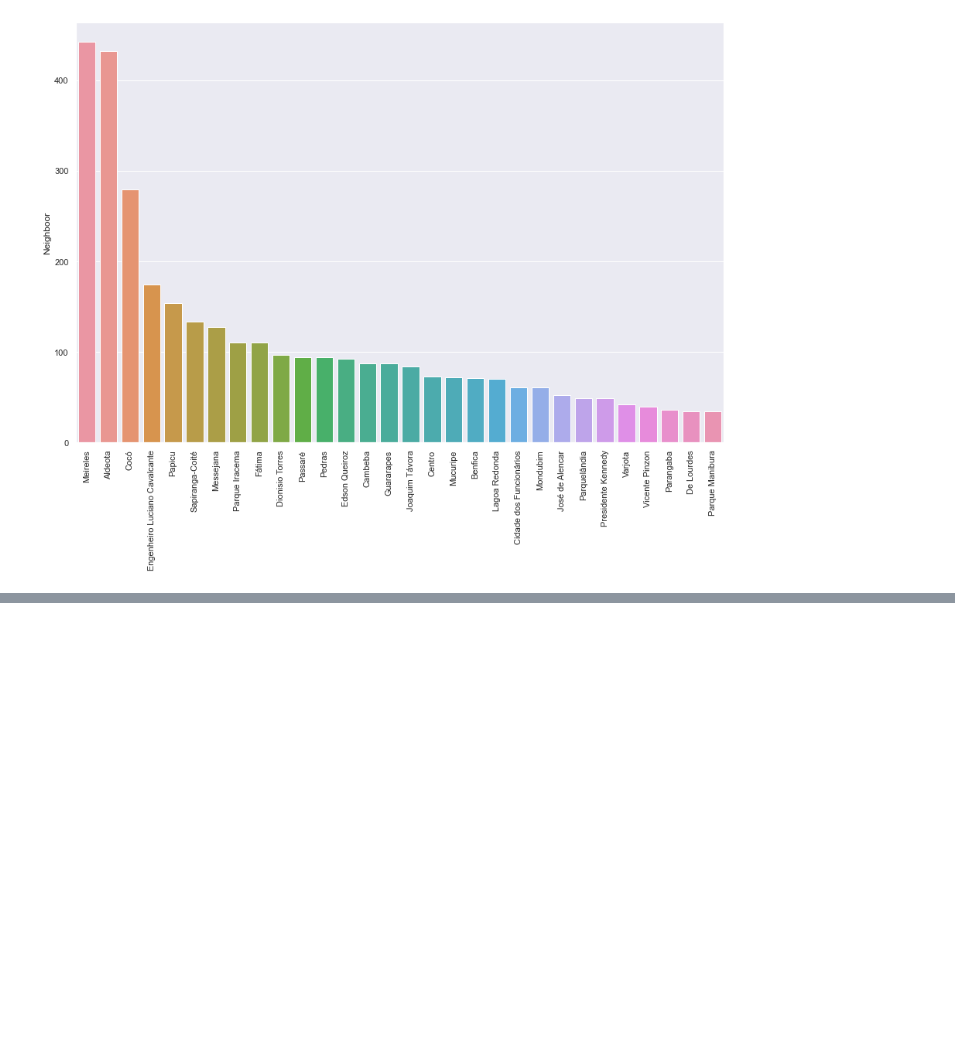
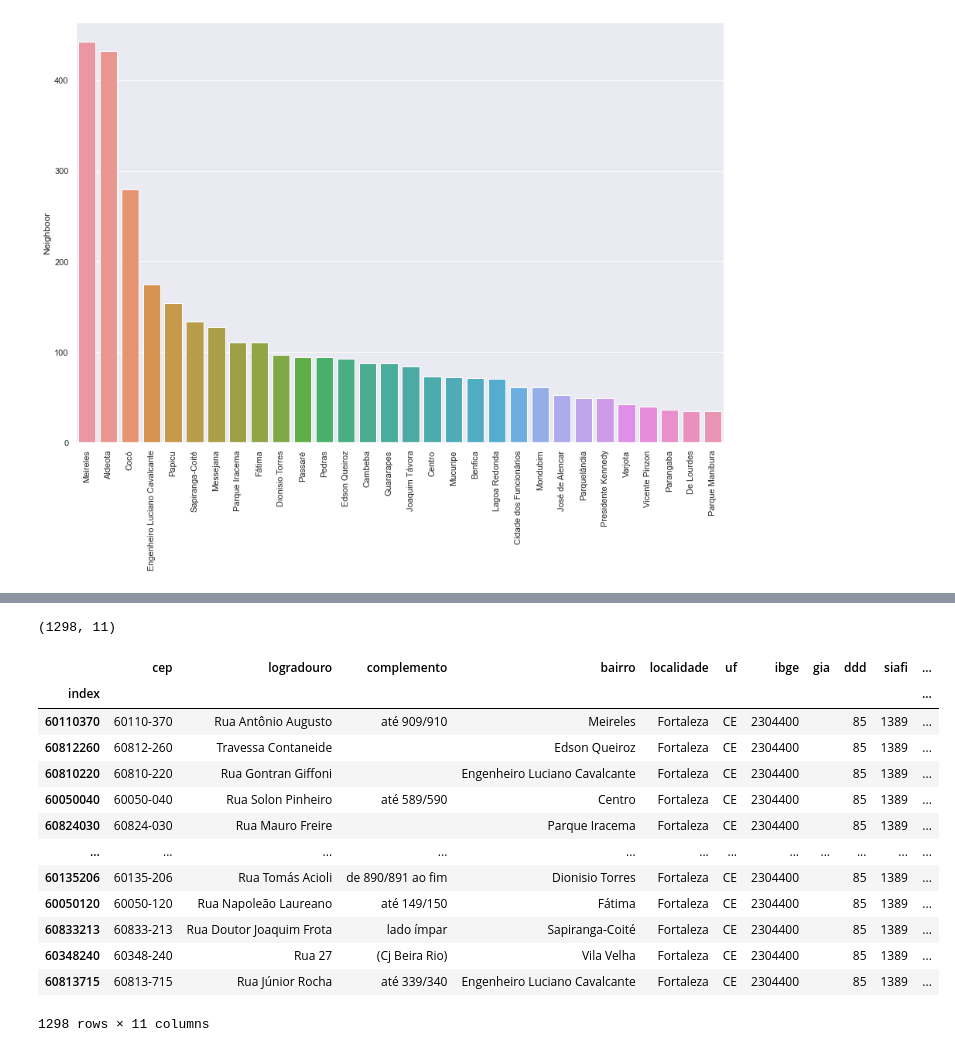
Before and after one commit to hinnecco/House_Data_Analysis, a Jupyter notebook: EDA - Fortaleza House.ipynb, the cells around one changed output, grey strips where cells are left out. Saved outputs shown, nothing was run; the diff lists cells and outputs as text; code cells hidden in the pictures; blank space fills up the shorter version.

```diff
--- a/EDA - Fortaleza House.ipynb
+++ b/EDA - Fortaleza House.ipynb
@@ -960,0 +925,15 @@ df_Properties3.groupby('Neighboor')['Price_Value'].mean().sort_values(ascending=
+# %%
+#Use a API to try get information about the address from the Zipcode
+headers = {'User-Agent': 'Mozilla/5.0 (Macintosh; Intel Mac OS X 10_11_5) AppleWebKit/537.36 (KHTML, like Gecko) Chrome/50.0.2661.102 Safari/537.36'}
+lst_CEP = {}
+for item in lst_CEP_uni:
+    cep = str(item)
+    link = f'https://viacep.com.br/ws/{cep}/json'
+    requisicao = requests.get(link,headers=headers)
+    if requisicao.status_code == 200:
+        if 'erro' not in dict(requisicao.json()).keys():
+            lst_CEP[cep] = requisicao.json()
+            time.sleep(2)
+            print(cep)
+        else:
+            print('erro')
@@ -960,0 +958,15 @@ df_Properties3.groupby('Neighboor')['Price_Value'].mean().sort_values(ascending=
+# %%
+df_CEP_data = pd.DataFrame(lst_CEP)
+df_CEP_data = df_CEP_data.T.reset_index()
+df_CEP_data.to_csv("./Resources/Zipcode_Information.csv",index=False)
+# %%
+df_CEP_data.shape
+# %% [output]
+(1298, 11)
+# %%
+df_CEP_data = df_CEP_data.set_index('index')
+# %%
+def get_address(endereco):
+    return str(endereco['logradouro']) + ", " + str(endereco['bairro']) + ", " + str(endereco['localidade']) + " - " + str(endereco['uf'])
+
+df_CEP_data['full_adress'] = df_CEP_data.apply(get_address,axis=1)
@@ -960,0 +976,17 @@ df_Properties3.groupby('Neighboor')['Price_Value'].mean().sort_values(ascending=
+# %%
+df_CEP_data
+# %% [output]
+|  | cep | logradouro | complemento | bairro | localidade | uf | ibge | gia | ddd | siafi | ... |
+| index |  |  |  |  |  |  |  |  |  |  | ... |
+| 60110370 | 60110-370 | Rua Antônio Augusto | até 909/910 | Meireles | Fortaleza | CE | 2304400 |  | 85 | 1389 | ... |
+| 60812260 | 60812-260 | Travessa Contaneide |  | Edson Queiroz | Fortaleza | CE | 2304400 |  | 85 | 1389 | ... |
+| 60810220 | 60810-220 | Rua Gontran Giffoni |  | Engenheiro Luciano Cavalcante | Fortaleza | CE | 2304400 |  | 85 | 1389 | ... |
+| 60050040 | 60050-040 | Rua Solon Pinheiro | até 589/590 | Centro | Fortaleza | CE | 2304400 |  | 85 | 1389 | ... |
+| 60824030 | 60824-030 | Rua Mauro Freire |  | Parque Iracema | Fortaleza | CE | 2304400 |  | 85 | 1389 | ... |
+| ... | ... | ... | ... | ... | ... | ... | ... | ... | ... | ... | ... |
+| 60135206 | 60135-206 | Rua Tomás Acioli | de 890/891 ao fim | Dionisio Torres | Fortaleza | CE | 2304400 |  | 85 | 1389 | ... |
+| 60050120 | 60050-120 | Rua Napoleão Laureano | até 149/150 | Fátima | Fortaleza | CE | 2304400 |  | 85 | 1389 | ... |
+| 60833213 | 60833-213 | Rua Doutor Joaquim Frota | lado ímpar | Sapiranga-Coité | Fortaleza | CE | 2304400 |  | 85 | 1389 | ... |
+| 60348240 | 60348-240 | Rua 27 | (Cj Beira Rio) | Vila Velha | Fortaleza | CE | 2304400 |  | 85 | 1389 | ... |
+| 60813715 | 60813-715 | Rua Júnior Rocha | até 339/340 | Engenheiro Luciano Cavalcante | Fortaleza | CE | 2304400 |  | 85 | 1389 | ... |
+1298 rows × 11 columns
```
Also changed, not shown: parts of 32 cells of this notebook, 9 other files.
